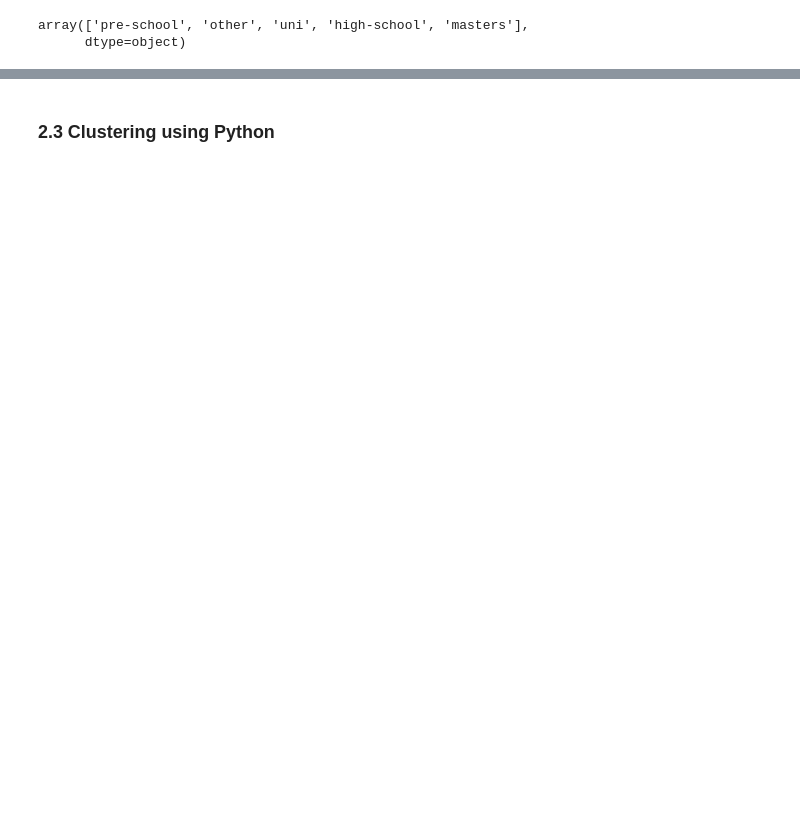
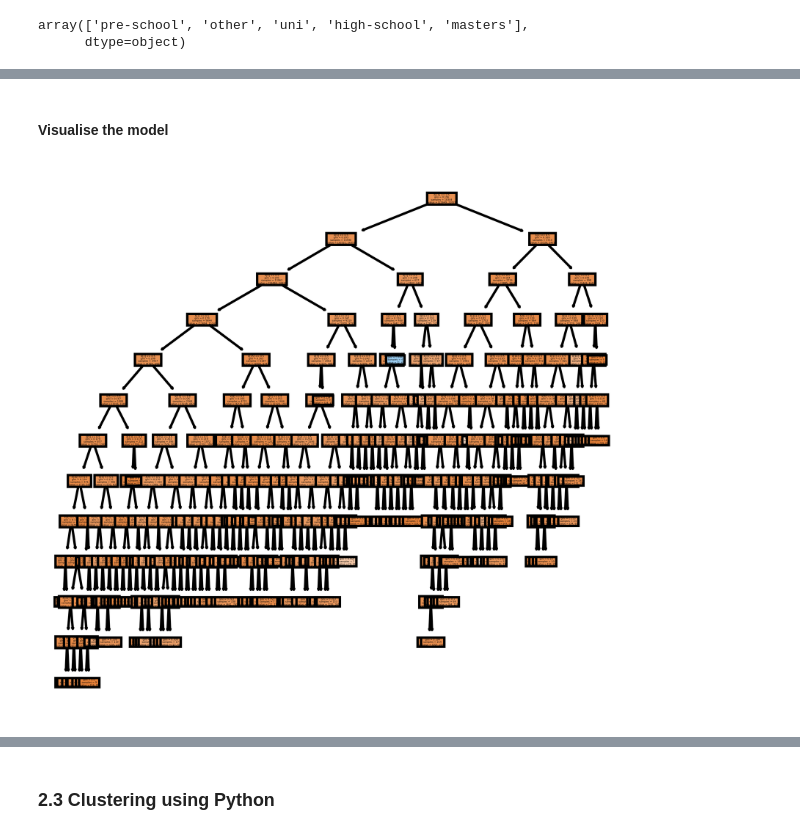
Before and after one commit to JavierConde1976/LSE_DA301_Week_2_Demonstrations, a Jupyter notebook: LSE_DA301_Week_2_Demonstrations.ipynb, the cells around one changed output, grey strips where cells are left out. Cells and saved outputs as stored; diff of their text form; code cells hidden in the pictures; blank space fills up the shorter version.

```diff
--- a/LSE_DA301_Week_2_Demonstrations.ipynb
+++ b/LSE_DA301_Week_2_Demonstrations.ipynb
@@ -1152,0 +1236,6 @@ plt.show()
+# %%
+# Import the CSV file.
+df = pd.read_csv('customer_data.csv')
+
+# View the DataFrame.
+df.info()
@@ -1152,0 +1260,10 @@ plt.show()
+# %%
+# Update all the details of the education column:
+df['Edu'][df['Edu'].str.contains('basic') ] = 'pre-school'
+df['Edu'][df['Edu'].str.contains('university') ] = 'uni'
+df['Edu'][df['Edu'].str.contains('high') ] = 'high-school'
+df['Edu'][df['Edu'].str.contains('professional') ] = 'masters'
+df['Edu'][df['Edu'].str.contains('illiterate') ] = 'other'
+df['Edu'][df['Edu'].str.contains('unknown') ] = 'other'
+
+df['Edu'].unique()
@@ -1152,0 +1381,14 @@ plt.show()
+# %%
+# Import the RandomForestClassifier class.
+from sklearn.ensemble import RandomForestClassifier
+
+# Create a forest object based on the RandomForestClassifier, setting the HYPERPARAMETRES:
+forest=RandomForestClassifier(n_estimators=200, criterion='gini',
+                              min_samples_split=2, min_samples_leaf=2,
+                              max_features='auto', bootstrap=True, n_jobs=-1,
+                              random_state=42)
+
+
+# Train and predict the model.
+forest.fit(X_train, y_train)
+y_pred = forest.predict(X_test)
@@ -1152,0 +1425,17 @@ plt.show()
+# %% [markdown]
+#### Visualise the model
+# %%
+# Import the necessary packages.
+import matplotlib.pyplot as plt
+from sklearn import tree  # [1a]
+from sklearn.tree import export_graphviz
+
+# Plot the decision tree to create the visualisation.
+fig, axes = plt.subplots(nrows = 1,ncols = 1,figsize = (4,4), dpi=800)
+tree.plot_tree(forest.estimators_[0],
+               filled = True);
+
+# Print and save the plot.
+fig.savefig('rf_individualtree.png')
+# %% [output]
+[figure, added]
```
Also changed, not shown: parts of 194 cells of this notebook.
